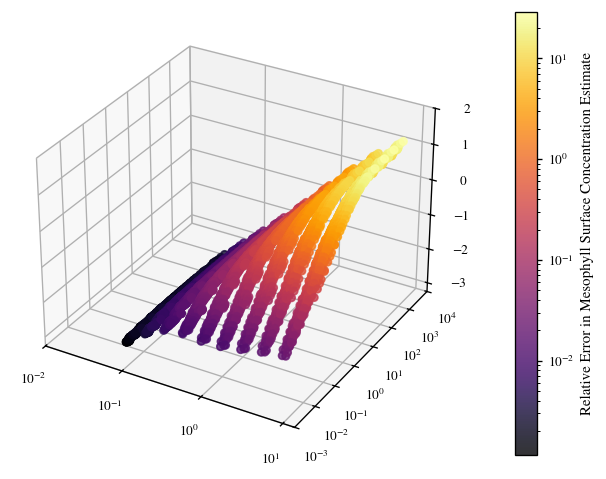
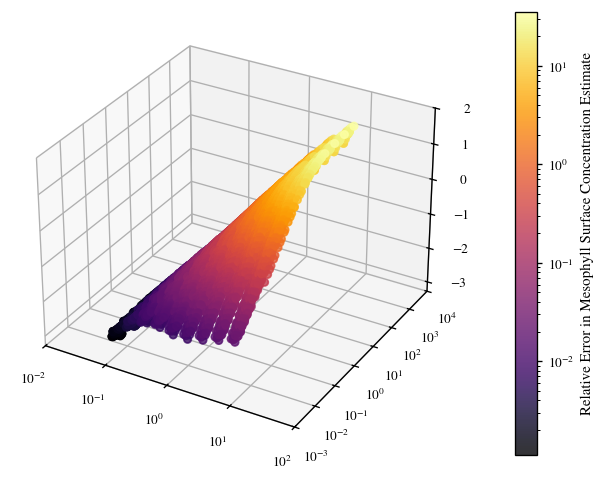
Unified diff of the notebook cell whose output changed from the first chart to the second:
--- before
+++ after
@@ -43,7 +43,7 @@
     vmax=threshold,
 )
-plt.scatter(knauer_phi_eff, knauer_gamma_eff, s=20, marker="^", color="#016D50", label="Knauer et al. (2022)")
-plt.scatter(moma_phi_eff, moma_gamma_eff, s=20, marker="v", color="#6A0303", label="Momayyezi et al. (2022)")
-ax.legend()
+# plt.scatter(knauer_phi_eff, knauer_gamma_eff, s=20, marker="^", color="#016D50", label="Knauer et al. (2022)")
+# plt.scatter(moma_phi_eff, moma_gamma_eff, s=20, marker="v", color="#6A0303", label="Momayyezi et al. (2022)")
+# ax.legend()
 cbar = plt.colorbar(sc, ax=ax)
 cbar.set_label("Mesophyll Mean Estimataion")
@@ -99,7 +99,7 @@
     vmax=threshold,
 )
-plt.scatter(knauer_phi_eff, knauer_gamma_eff, s=20, marker="^", color="#016D50", label="Knauer et al. (2022)")
-plt.scatter(moma_phi_eff, moma_gamma_eff, s=20, marker="v", color="#6A0303", label="Momayyezi et al. (2022)")
-ax.legend()
+# plt.scatter(knauer_phi_eff, knauer_gamma_eff, s=20, marker="^", color="#016D50", label="Knauer et al. (2022)")
+# plt.scatter(moma_phi_eff, moma_gamma_eff, s=20, marker="v", color="#6A0303", label="Momayyezi et al. (2022)")
+# ax.legend()
 cbar = plt.colorbar(sc, ax=ax)
 cbar.set_label("Assimilation Rate Estimate")

Commit: ...